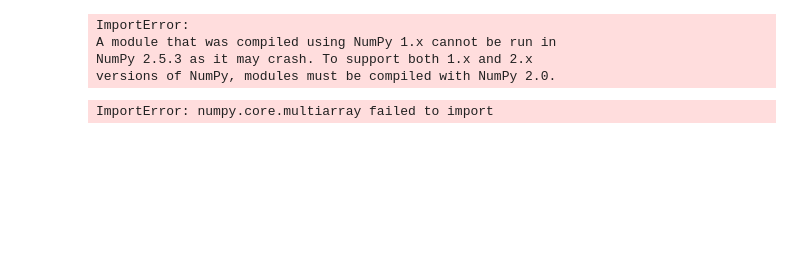
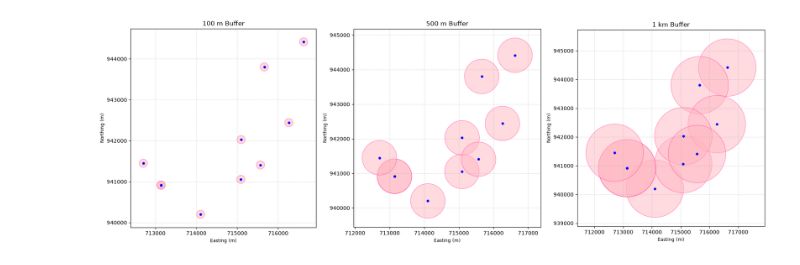
Before and after one commit to aparnageo25/Systematic-computation, a Jupyter notebook: Lab6/Lab6.ipynb, the cells around one changed output. Cells and saved outputs as stored; diff of their text form; code cells hidden in the pictures; blank space fills up the shorter version.

```diff
--- a/Lab6/Lab6.ipynb
+++ b/Lab6/Lab6.ipynb
@@ -1,31 +1,68 @@
 # %%
+#1
+import numpy as np
 import geopandas as gpd
 import matplotlib.pyplot as plt
+from shapely.geometry import Point
 
-print("Buffers:", len(buffers))
-print("Points:", len(points))
-print("Buffer geometry types:", buffers.geom_type.unique())
-print("Point geometry types:", points.geom_type.unique())
+np.random.seed(42)
 
-fig, ax = plt.subplots(figsize=(7, 7))
+n = 10
 
-buffers.plot(
-    ax=ax,
-    facecolor="lightblue",
-    edgecolor="black",
-    alpha=0.6
+center_lon = 76.95
+center_lat = 8.52
+
+longitudes = center_lon + np.random.uniform(-0.02, 0.02, n)
+latitudes = center_lat + np.random.uniform(-0.02, 0.02, n)
+
+points = [Point(lon, lat) for lon, lat in zip(longitudes, latitudes)]
+
+gdf = gpd.GeoDataFrame(
+    {"point_id": range(1, n + 1)},
+    geometry=points,
+    crs="EPSG:4326"
 )
 
-points.plot(
+gdf = gdf.to_crs("EPSG:32643")
+
+buffers_100 = gdf.copy()
+buffers_100["geometry"] = gdf.geometry.buffer(100)
+
+buffers_500 = gdf.copy()
+buffers_500["geometry"] = gdf.geometry.buffer(500)
+
+buffers_1000 = gdf.copy()
+buffers_1000["geometry"] = gdf.geometry.buffer(1000)
+
+fig, axes = plt.subplots(1, 3, figsize=(18, 6))
+
+buffer_data = [
+    (buffers_100, 100, "100 m Buffer"),
+    (buffers_500, 500, "500 m Buffer"),
+    (buffers_1000, 1000, "1 km Buffer")
+]
+
+for ax, (buffer_gdf, distance, title) in zip(axes, buffer_data):
+    buffer_gdf.plot(
     ax=ax,
-    color="red",
-    markersize=30
+    color="lightpink",
+    alpha=0.5,
+    edgecolor="deeppink",
+    linewidth=0.8
 )
 
-ax.set_title("100 m Buffers Around Random Points")
-ax.set_xlabel("Easting (m)")
-ax.set_ylabel("Northing (m)")
-ax.set_aspect("equal")
+    gdf.plot(
+        ax=ax,
+        color="blue",
+        markersize=15
+    )
 
+    ax.set_title(title)
+    ax.set_xlabel("Easting (m)")
+    ax.set_ylabel("Northing (m)")
+    ax.set_aspect("equal")
+    ax.grid(True, linestyle="--", alpha=0.4)
+
+plt.tight_layout()
 plt.show()
 # %% [output]
@@ -70,5 +69 @@ Traceback (most recent call last):  File "<frozen runpy>", line 198, in _run_mod
-ImportError:
-A module that was compiled using NumPy 1.x cannot be run in
-NumPy 2.5.3 as it may crash. To support both 1.x and 2.x
-versions of NumPy, modules must be compiled with NumPy 2.0.
-ImportError: numpy.core.multiarray failed to import
+[figure, added]
```
Also changed, not shown: parts of 12 cells of this notebook, 48 other files.
